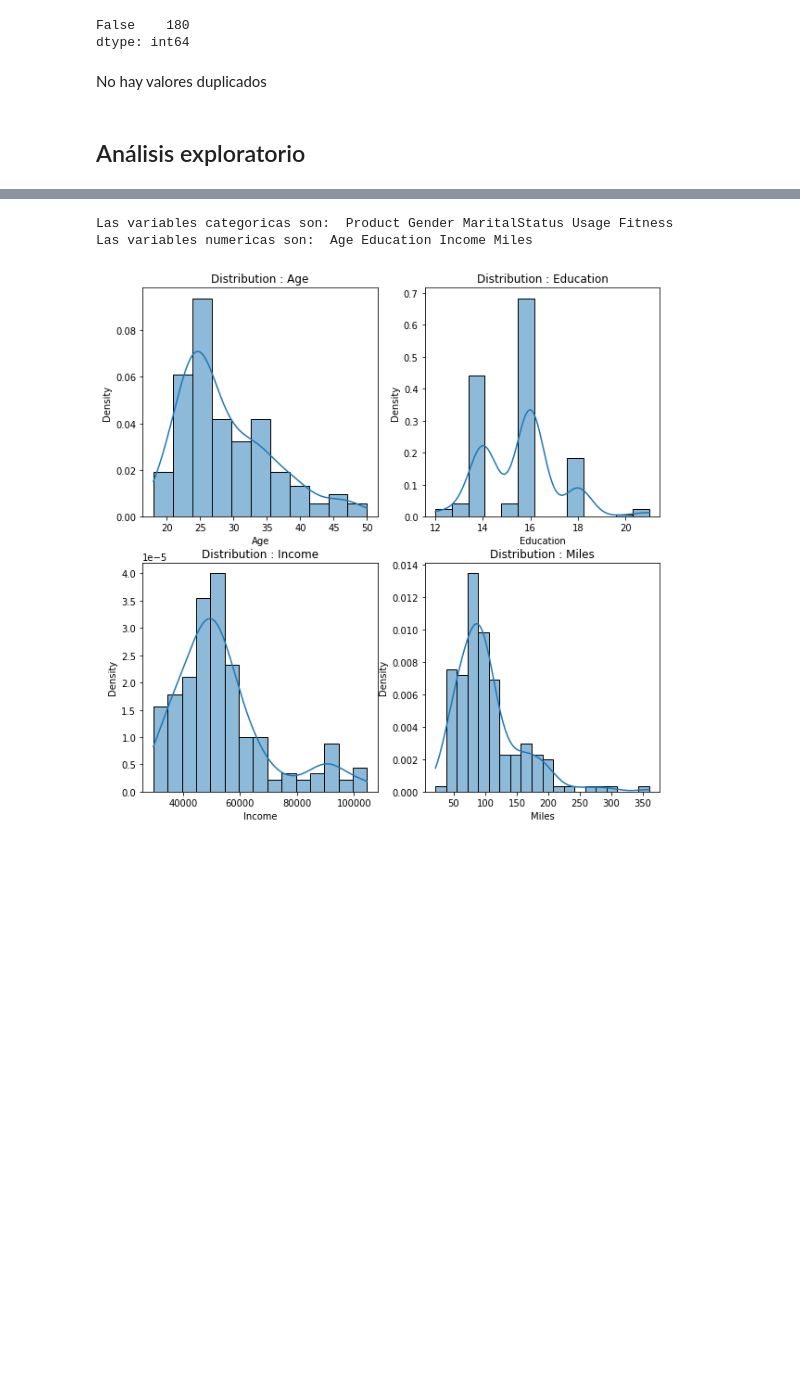
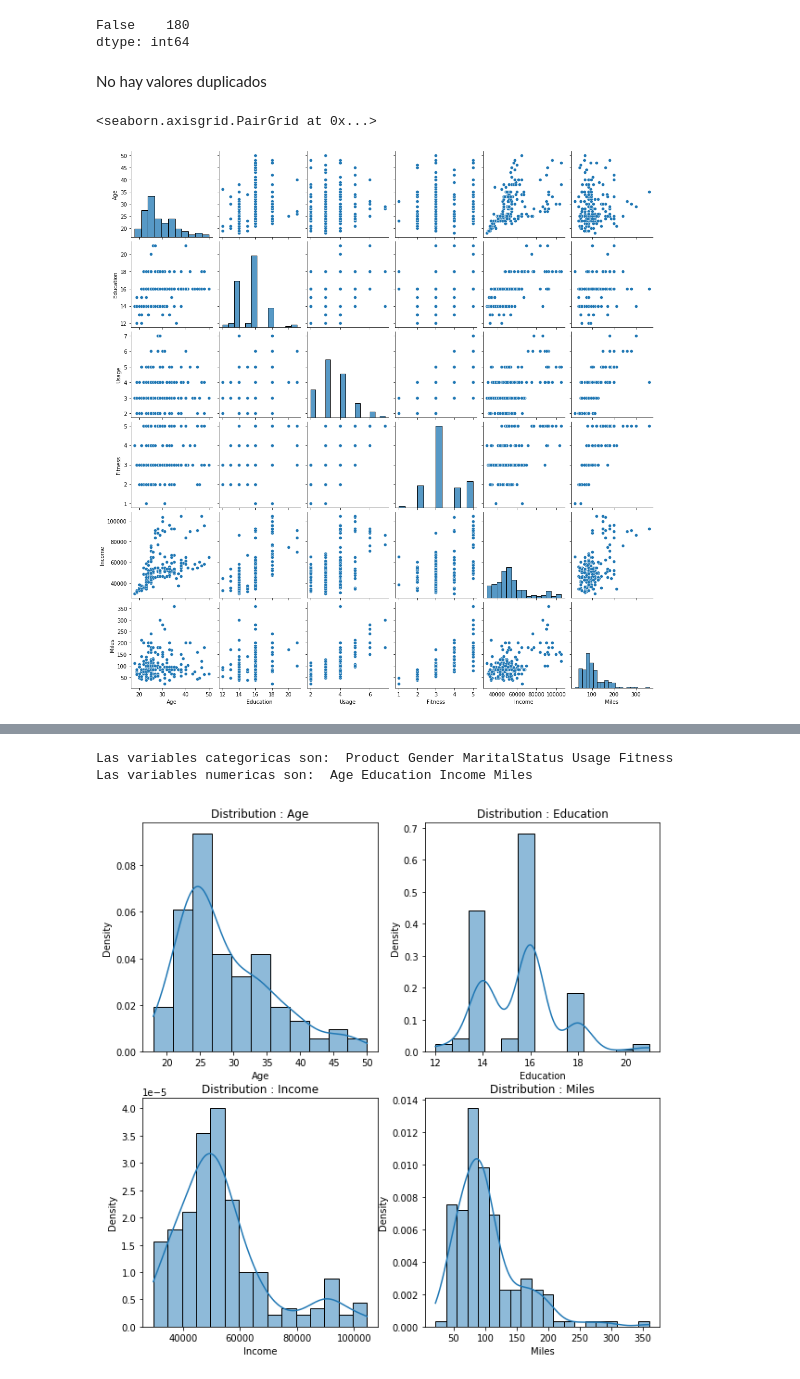
Before and after one commit to brincon/Pima-Indians-Diabetes-Database, a Jupyter notebook: CardioGoodnessFit/dataCardio.ipynb, the cells around one changed output, grey strips where cells are left out. Cells and saved outputs as stored; diff of their text form; code cells hidden in the pictures; blank space fills up the shorter version.

```diff
--- a/CardioGoodnessFit/dataCardio.ipynb
+++ b/CardioGoodnessFit/dataCardio.ipynb
@@ -128,5 +129,10 @@ False    180
 dtype: int64
 # %% [markdown]
 No hay valores duplicados
-# %% [markdown]
-## Análisis exploratorio
+# %%
+# Relación entre las variables
+
+sns.pairplot(data)
+# %% [output]
+<seaborn.axisgrid.PairGrid at 0x...>
+[figure, added]
```
Also changed, not shown: parts of 19 cells of this notebook, 1 other file.
